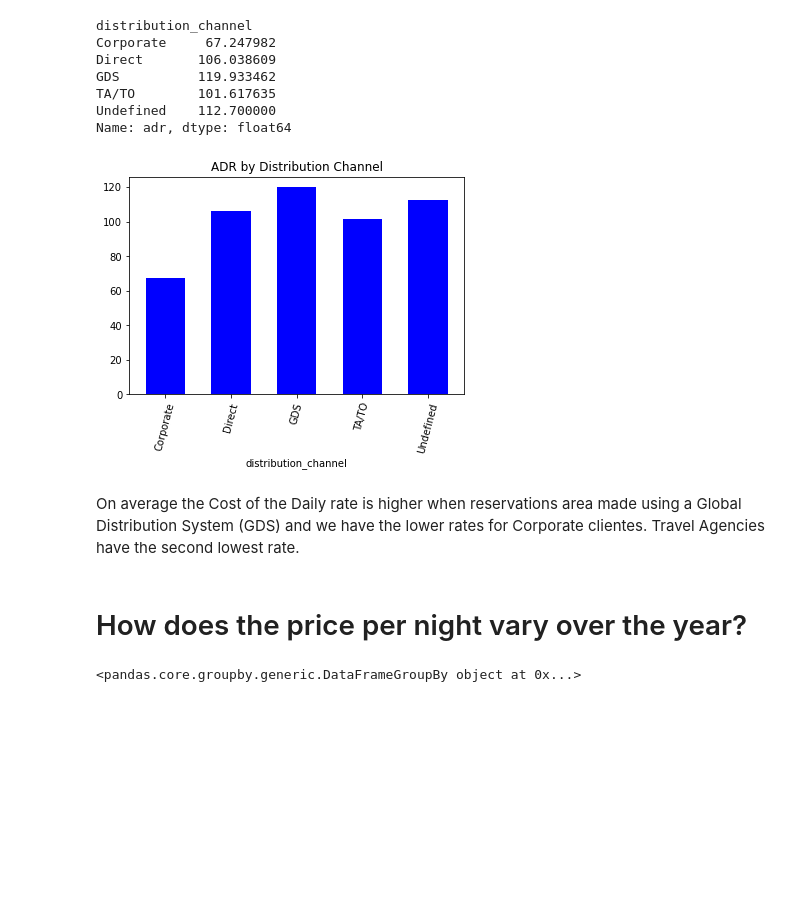
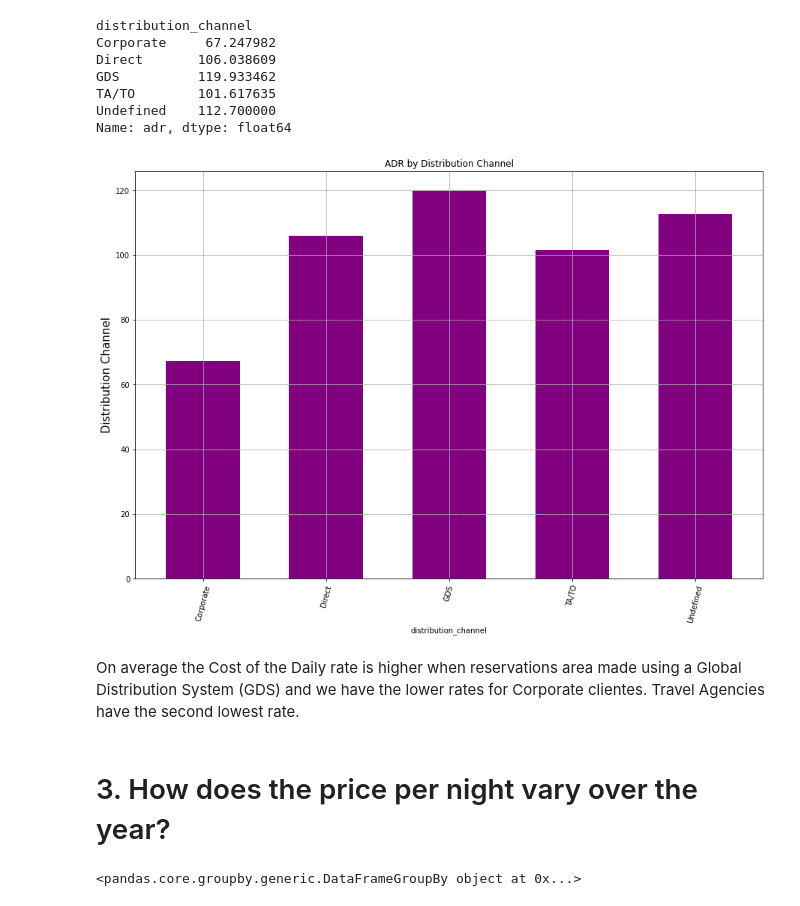
Before and after one commit to carlosmendozaj/Project_Booking_Demand, a Jupyter notebook: Hotel Demand.ipynb, the cells around one changed output. Cells and saved outputs as stored; diff of their text form; code cells hidden in the pictures; blank space fills up the shorter version.

```diff
--- a/Hotel Demand.ipynb
+++ b/Hotel Demand.ipynb
@@ -189,19 +190,19 @@ TA/TO        101.617635
 Undefined    112.700000
 Name: adr, dtype: float64
 # %%
+plt.figure(figsize=(15, 10))
+DistChannelADR_plot = Forplot_ADRbyDistr.plot(kind='bar', rot=75, color = "purple", title="ADR by Distribution Channel", width= .6)
 
-
-DistChannelADR_plot = Forplot_ADRbyDistr.plot(kind='bar', rot=75, color = "b", title="ADR by Distribution Channel", width= .6)
-
-
-DistChannel_plot.set_ylabel("By distribution Channel Count")
+DistChannelADR_plot.set_ylabel("By distribution Channel Count", fontsize=15)
+DistChannelADR_plot.set_ylabel("Distribution Channel", fontsize=15)
+plt.grid()
 plt.show()
 # %% [output]
-[figure, old version]
+[figure, new version]
 # %% [markdown]
 On average the Cost of the Daily rate is higher when reservations area made using a Global Distribution System (GDS) and we have the lower rates for Corporate clientes. Travel Agencies have the second lowest rate.
 # %% [markdown]
-#  How does the price per night vary over the year?
+#  3. How does the price per night vary over the year?
 # %%
 df_By_month= clean_data_NCancel.groupby(['arrival_date_month'])
 df_By_month
```
Also changed, not shown: parts of 34 cells of this notebook, 1 other file.
